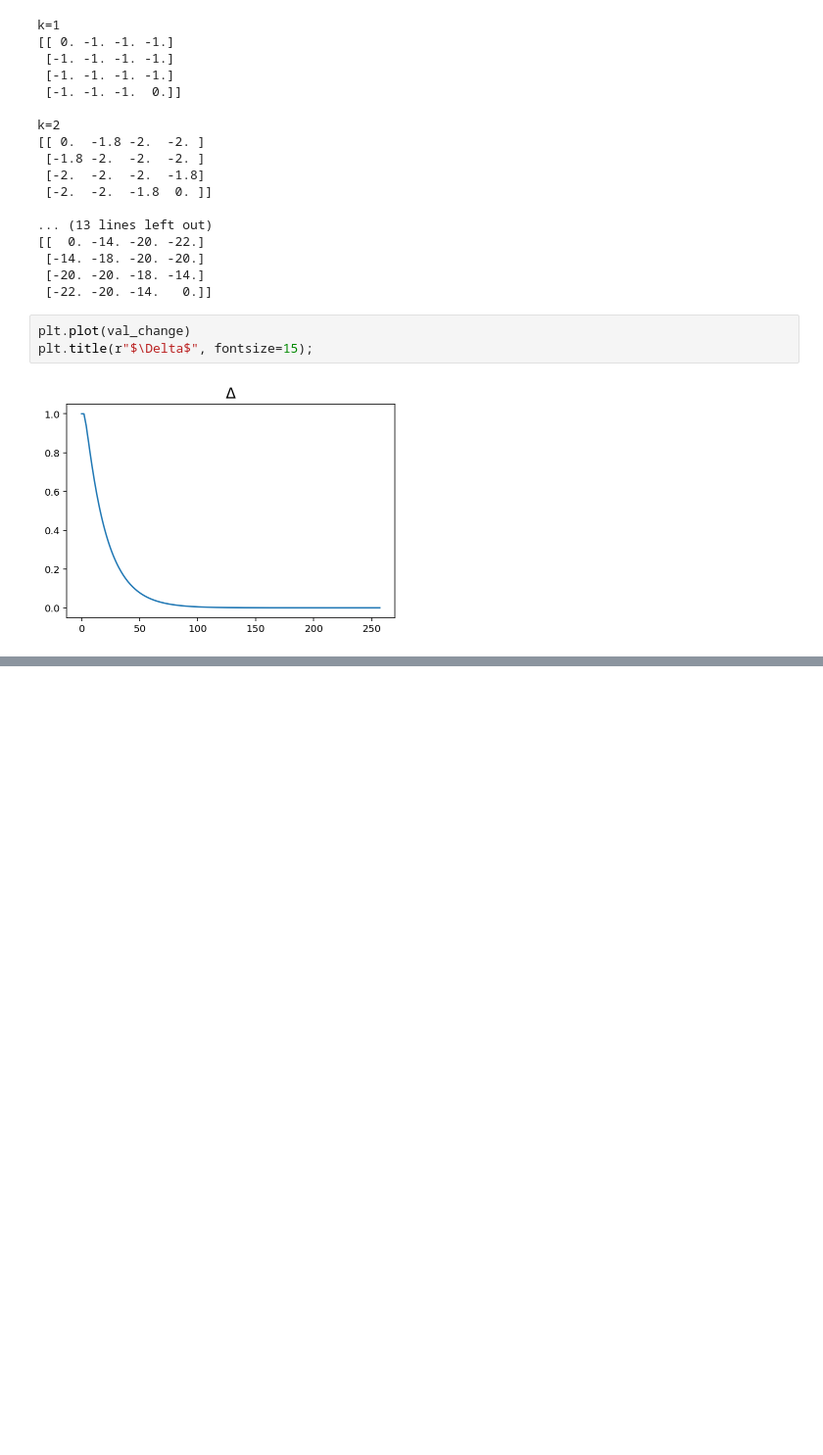
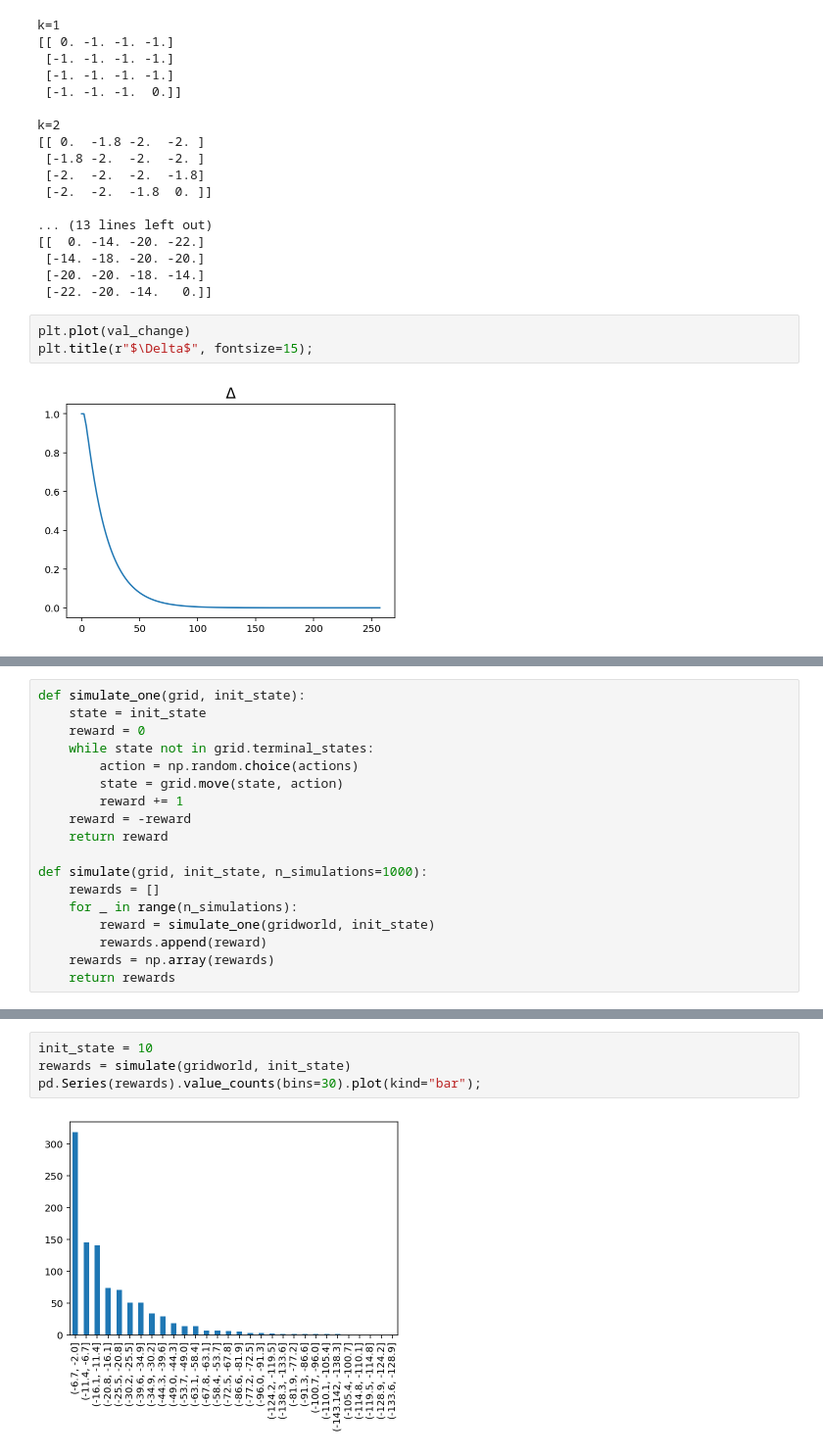
Before and after one commit to gerdm/reinforcement-learning, a Jupyter notebook: ch04/gridworld-policy-evaluation.ipynb, the cells around one changed output, grey strips where cells are left out. Shown at 98% size. Saved outputs shown, nothing was run; the diff lists cells and outputs as text; blank space fills up the shorter version.

Commit message:
feat: gridworld-policy-evaluation
Add double checking of the value-function by simulation

```diff
--- a/ch04/gridworld-policy-evaluation.ipynb
+++ b/ch04/gridworld-policy-evaluation.ipynb
@@ -189,0 +194,18 @@ plt.title(r"$\Delta$", fontsize=15);
+# %%
+def simulate_one(grid, init_state):
+    state = init_state
+    reward = 0
+    while state not in grid.terminal_states:
+        action = np.random.choice(actions)
+        state = grid.move(state, action)
+        reward += 1
+    reward = -reward
+    return reward
+
+def simulate(grid, init_state, n_simulations=1000):
+    rewards = []
+    for _ in range(n_simulations):
+        reward = simulate_one(gridworld, init_state)
+        rewards.append(reward)
+    rewards = np.array(rewards)
+    return rewards
@@ -189,0 +222,6 @@ plt.title(r"$\Delta$", fontsize=15);
+# %%
+init_state = 10
+rewards = simulate(gridworld, init_state)
+pd.Series(rewards).value_counts(bins=30).plot(kind="bar");
+# %% [output]
+[figure, added]
```
Also changed, not shown: parts of 2 cells of this notebook.
